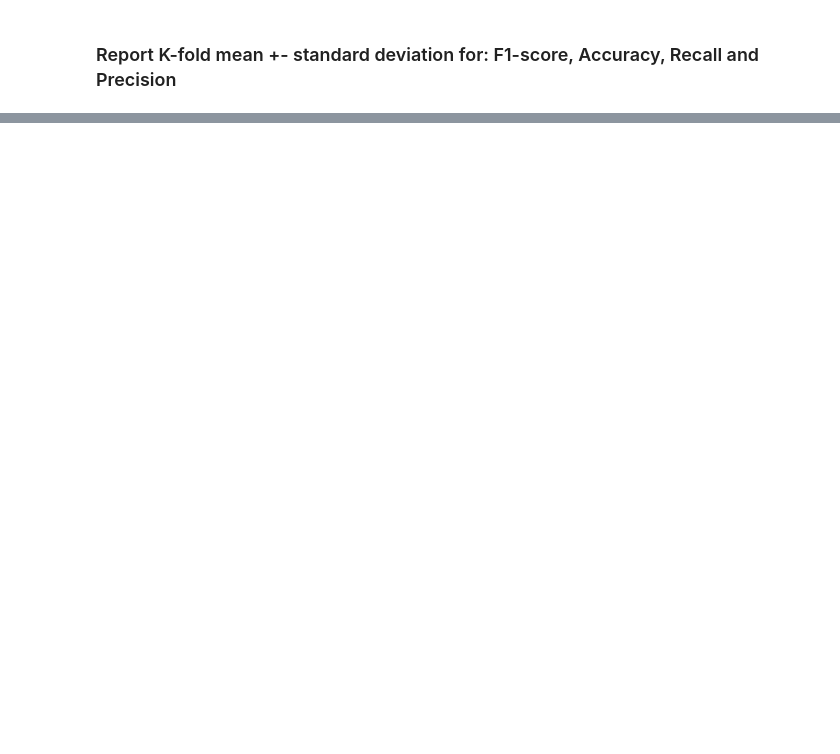
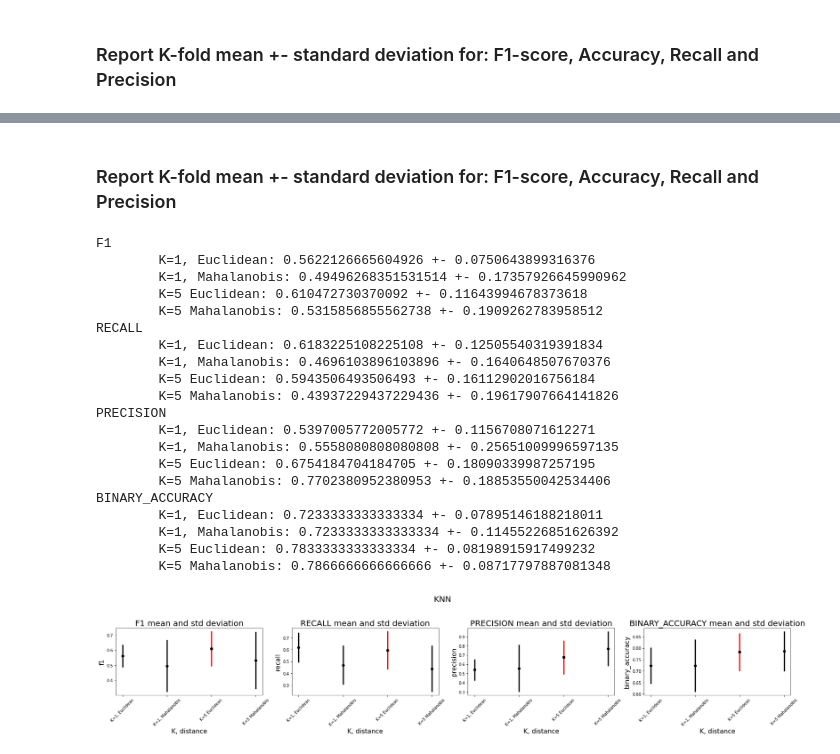
Before and after one commit to jeffcav/ml-from-scratch, a Jupyter notebook: list3.ipynb, the cells around one changed output, grey strips where cells are left out. Saved outputs shown, nothing was run; the diff lists cells and outputs as text; code cells hidden in the pictures; blank space fills up the shorter version.

```diff
--- a/list3.ipynb
+++ b/list3.ipynb
@@ -125,0 +298,9 @@ RECALL
+# %%
+grid = GridSearchCV(stats_generator=ClassificationStats)
+
+for k in [1, 5]:
+    for distance in [EuclideanDistance, MahalanobisDistance]:
+        grid.add(KNN, {"k": k, "distance": distance, "data_scaler": MinMaxScaler})
+
+grid.search(X_train, y_train, num_folds=10, score=F1Score(), score_minimize=False, shuffle=False)
+print("Best KNN:", grid.best_model_params)
@@ -125,0 +344,53 @@ RECALL
+# %% [markdown]
+### Report K-fold mean +- standard deviation for: F1-score, Accuracy, Recall and Precision
+# %%
+candidates = ["K=1, Euclidean", "K=1, Mahalanobis", "K=5 Euclidean", "K=5 Mahalanobis"]
+num_candidates = len(grid.candidates)
+k=0
+plt.figure(figsize=(30, 4))
+plt.suptitle("KNN", fontsize=20)
+plt.subplots_adjust(top=0.7)
+for metric in ['f1', 'recall', 'precision', 'binary_accuracy']:
+    means = []
+    std = []
+
+    for i in range(num_candidates):
+        means.append(np.mean(grid.stats[i].stats["values"][metric]))
+        std.append(np.std(grid.stats[i].stats["values"][metric]))
+
+    plt.subplot(1, 4, k+1)
+    plt.errorbar(np.arange(num_candidates), means, std, fmt='ok', lw=3)
+    plt.errorbar(grid.index_of_best, means[grid.index_of_best], std[grid.index_of_best], ecolor='red', fmt='ok', lw=3)
+
+    plt.title(metric.upper() + " mean and std deviation", fontsize=20)
+    plt.xticks(np.arange(num_candidates), labels=candidates, rotation=45)
+    plt.xlabel("K, distance", fontsize=16)
+    plt.ylabel(metric, fontsize=16)
+
+    print(metric.upper())
+    for c in range(num_candidates):
+        print(f"\t{candidates[c]}:", means[c], "+-", std[c])
+
+    k+=1
+# %% [output]
+F1
+        K=1, Euclidean: 0.5622126665604926 +- 0.0750643899316376
+        K=1, Mahalanobis: 0.49496268351531514 +- 0.17357926645990962
+        K=5 Euclidean: 0.610472730370092 +- 0.11643994678373618
+        K=5 Mahalanobis: 0.5315856855562738 +- 0.1909262783958512
+RECALL
+        K=1, Euclidean: 0.6183225108225108 +- 0.12505540319391834
+        K=1, Mahalanobis: 0.4696103896103896 +- 0.1640648507670376
+        K=5 Euclidean: 0.5943506493506493 +- 0.16112902016756184
+        K=5 Mahalanobis: 0.43937229437229436 +- 0.19617907664141826
+PRECISION
+        K=1, Euclidean: 0.5397005772005772 +- 0.1156708071612271
+        K=1, Mahalanobis: 0.5558080808080808 +- 0.25651009996597135
+        K=5 Euclidean: 0.6754184704184705 +- 0.18090339987257195
+        K=5 Mahalanobis: 0.7702380952380953 +- 0.18853550042534406
+BINARY_ACCURACY
+        K=1, Euclidean: 0.7233333333333334 +- 0.07895146188218011
+        K=1, Mahalanobis: 0.7233333333333334 +- 0.11455226851626392
+        K=5 Euclidean: 0.7833333333333334 +- 0.08198915917499232
+        K=5 Mahalanobis: 0.7866666666666666 +- 0.08717797887081348
+[figure, added]
```
Also changed, not shown: parts of 43 cells of this notebook.
